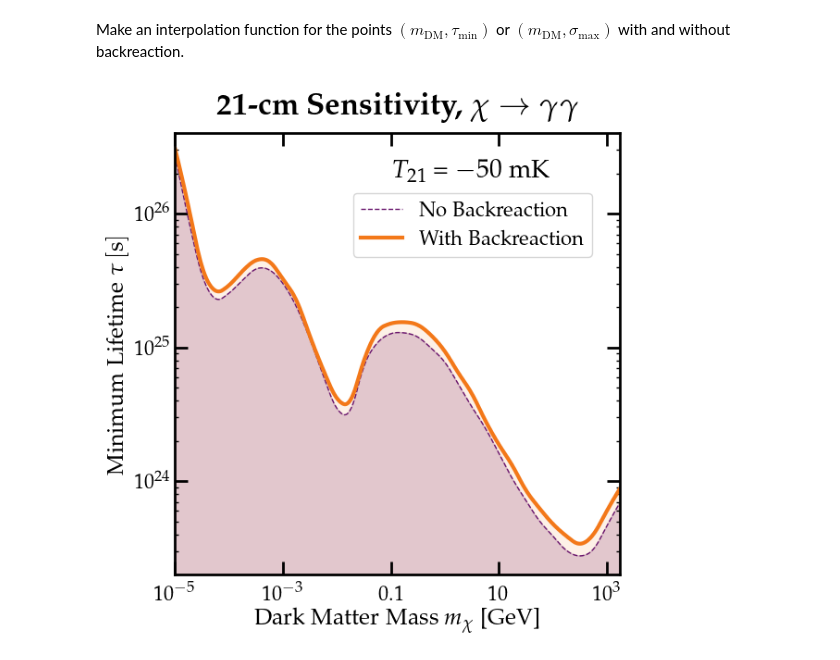
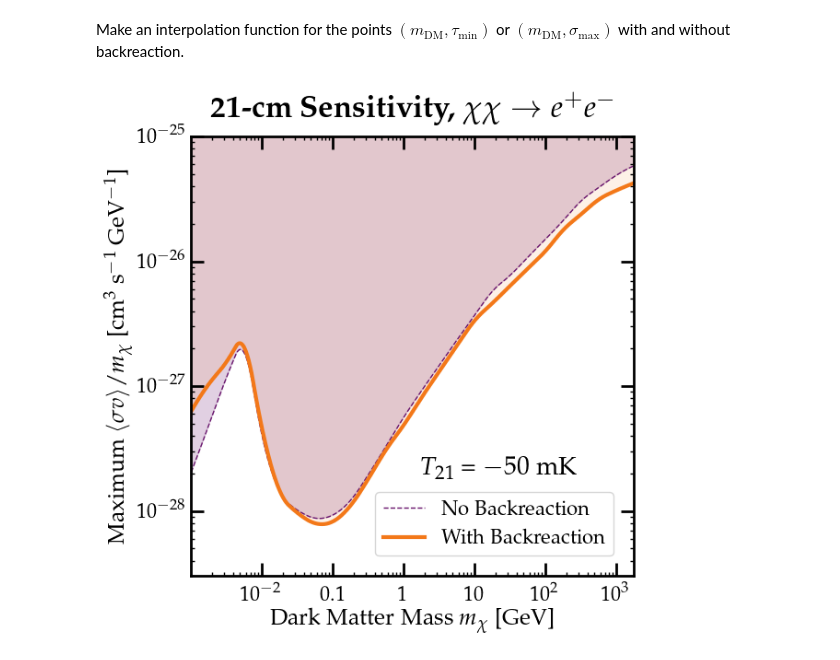
Before and after one commit to hongwanliu/DarkHistory, a Jupyter notebook: examples/Example_?_21cm_Sensitivity.ipynb, the cells around one changed output. Drawn from its saved outputs; the diff is of its cells as text; code cells hidden in the pictures.

Commit message:
Still trying to make plots work

```diff
--- a/examples/Example_?_21cm_Sensitivity.ipynb
+++ b/examples/Example_?_21cm_Sensitivity.ipynb
@@ -166,7 +166,7 @@ Let's start the scan! To do the scan quickly, we'll first run the case with no b
 %autoreload
 print('###### Target Temperature: {:03.1f} K'.format(Tm_max), ' ######')
 
-pri='phot'
+pri='elec'
 for i, log10mDM in enumerate(tqdm(log10_m_chi_arr)):
 
     print('****** log10(mDM): ', log10mDM, ' ******')
@@ -418,6 +484,7 @@ And start the scan!
 %autoreload
 print('###### Target Temperature: {:03.1f} K'.format(Tm_max), ' ######')
 
+pri='elec'
 for i, log10mDM in enumerate(tqdm(log10_m_chi_arr)):
 
     print('****** log10(mDM): ', log10mDM, ' ******')
@@ -433,9 +500,9 @@ for i, log10mDM in enumerate(tqdm(log10_m_chi_arr)):
     ):
 
 #         print('****************************')
-        sigmav = 10**log10_sigmav_over_m_arr[j] * mDM
+        sigmav = 10**log10_sigmav_over_m_arr[j] * mDM/10**9
 
-        Tm_ann_no_br[i,j] = get_T_swave(mDM, sigmav, br=False, pri='phot')
+        Tm_ann_no_br[i,j] = get_T_swave(mDM, sigmav, br=False, pri=pri)
         print('sigmav/m: {:03.1e}'.format(sigmav/mDM), ' T(z = 17) w/o backreaction: {:03.1f} K'.format(Tm_ann_no_br[i,j]))
 
         if Tm_ann_no_br[i,j] <= Tm_max:
@@ -724,9 +791,9 @@ ValueError: A value in x_new is below the interpolation range.
 # %% [markdown]
 Specify type of injection (swave or decay) and products ($e^+e^-$ or $\gamma\gamma$)
 # %%
-inj_particle = 'photon'
+inj_particle = 'electron'
 inj_str = inj_particle[:4]
-inj_type = 'decay'
+inj_type = 'swave'
 
 if inj_type == 'swave':
     struct_boost = phys.struct_boost_func()
@@ -856,7 +923,7 @@ else:
              inj_str+'_'+inj_type+'_std_coarsen'+str(coarsen_factor)+'.dat','wb')
     )
 # %%
-T_IGM_17_std = Tm_dec_no_br
+T_IGM_17_std = Tm_ann_no_br
 # %% [markdown]
 Linearly interpolate over the parameter values to find the $\tau$ or $\sigma$ that saturates the $T_m(z=17.2)$ bound.
 # %%
@@ -988,33 +1055,33 @@ ax.fill_between(
     1e-15,
     (10**std_interp(log10mDM_arr_fine)),
     interpolate=True,
     color='#6a176e',
     alpha=0.2
 )
 
 ax.fill_between(
     10**log10mDM_arr_fine/1e9,
     1e-15,
     (10**BR_interp(log10mDM_arr_fine)),
     interpolate=True,
     color='#f37819',
     alpha=.1
 )
 
 if inj_type == 'swave':
     plt.text(0.52, 0.22, r'$T_{21}$ = $-50$ mK', fontsize=20, transform=ax.transAxes)
 else:
     plt.text(0.49, 0.89, r'$T_{21}$ = $-50$ mK', fontsize=20, transform=ax.transAxes)
 
 if inj_type == 'swave':
     if inj_str == 'phot':
         leg = plt.legend(handles=[plt_std, plt_BR])
     else:
         leg = plt.legend(handles=[plt_std, plt_BR], loc='lower right')
 else:
     leg = plt.legend(handles=[plt_std, plt_BR], loc=(0.4, 0.72))
 
-plt.savefig('/Users/gregoryridgway/Dropbox (MIT)/Photon Deposition/Draft/plots/'+
-            'DarkHistory_21cm_Sensitivity_'+inj_type+'_'+inj_str+'v2.pdf')
+# plt.savefig('/Users/gregoryridgway/Dropbox (MIT)/Photon Deposition/Draft/plots/'+
+#             'DarkHistory_21cm_Sensitivity_'+inj_type+'_'+inj_str+'v2.pdf')
 # %% [output]
-[figure, old version]
+[figure, new version]
```
Also changed, not shown: parts of 8 cells of this notebook, 1 other file.
